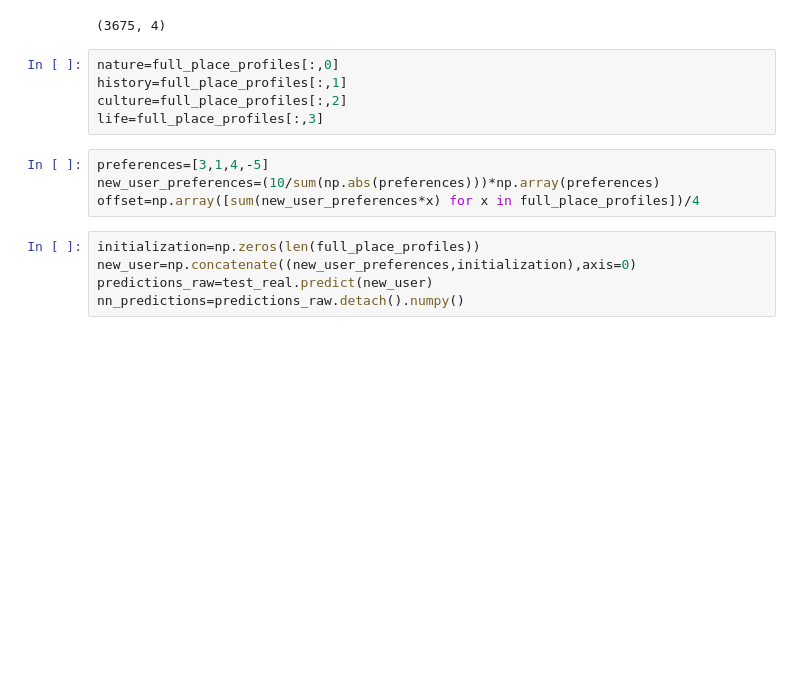
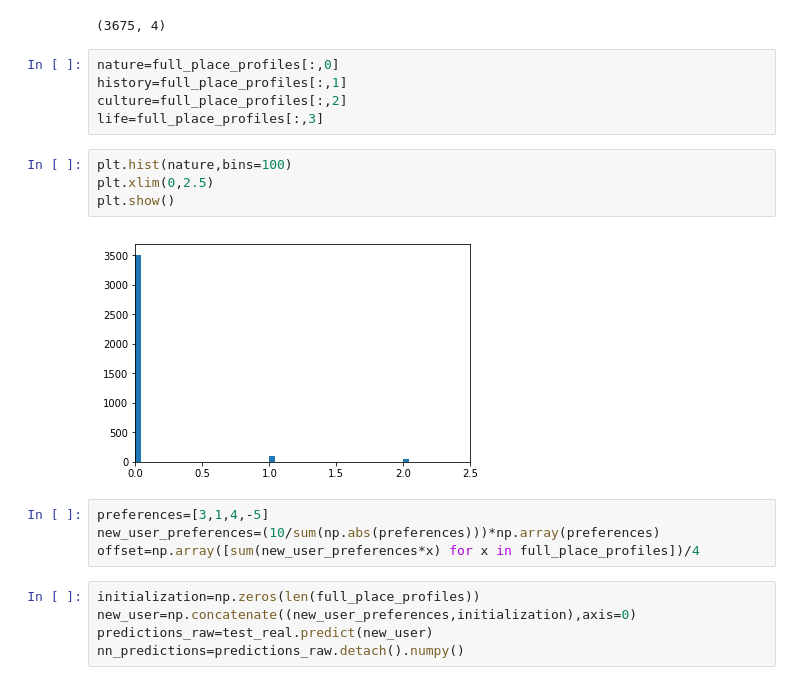
Before and after one commit to luxingshifu/TravelApp, a Jupyter notebook: TravelApp_v4.ipynb, the cells around one changed output. Cells and saved outputs as stored; diff of their text form; blank space fills up the shorter version.

```diff
--- a/TravelApp_v4.ipynb
+++ b/TravelApp_v4.ipynb
@@ -331,6 +385,12 @@ nature=full_place_profiles[:,0]
 history=full_place_profiles[:,1]
 culture=full_place_profiles[:,2]
 life=full_place_profiles[:,3]
+# %%
+plt.hist(nature,bins=100)
+plt.xlim(0,2.5)
+plt.show()
+# %% [output]
+[figure, added]
 # %%
 preferences=[3,1,4,-5]
 new_user_preferences=(10/sum(np.abs(preferences)))*np.array(preferences)
```
Also changed, not shown: parts of 23 cells of this notebook, 7 other files.
